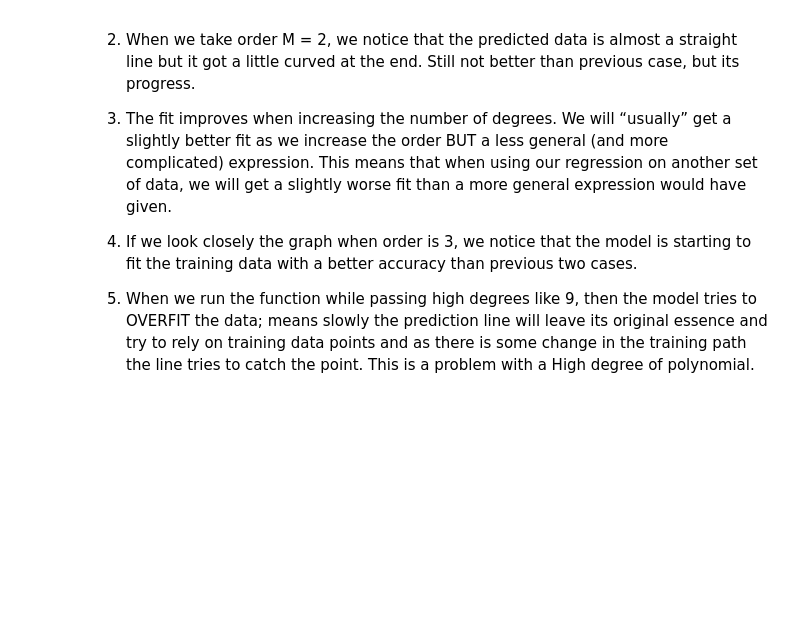
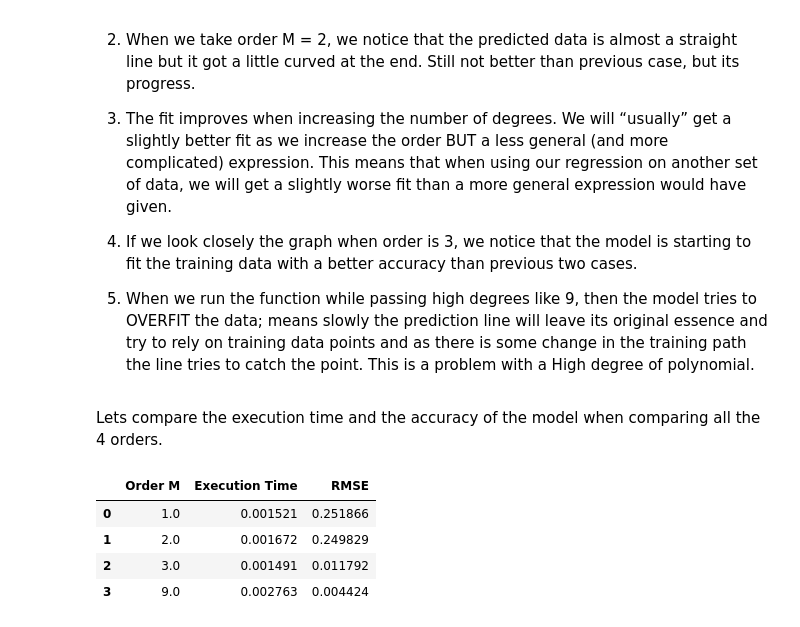
Before and after one commit to Rohanjos97/machine-learning-assignments, a Jupyter notebook: Assignment1.ipynb, the cells around one changed output. Drawn from its saved outputs; the diff is of its cells as text; code cells hidden in the pictures; blank space fills up the shorter version.

```diff
--- a/Assignment1.ipynb
+++ b/Assignment1.ipynb
@@ -487,3 +487,17 @@ While plotting the graphs against train(y1, y2... yn) and predicted(y'1, y'2...
 4. If we look closely the graph when order is 3, we notice that the model is starting to fit the training data with a better accuracy than previous two cases.
 
 5. When we run the function while passing high degrees like 9, then the model tries to OVERFIT the data; means slowly the prediction line will leave its original essence and try to rely on training data points and as there is some change in the training path the line tries to catch the point. This is a problem with a High degree of polynomial.
+# %% [markdown]
+Lets compare the execution time and the accuracy of the model when comparing all the 4 orders.
+# %%
+order_M = [1, 2, 3, 9]
+exec_time = [exec_time_m1, exec_time_m2, exec_time_m3, exec_time_m9]
+rmse = [rmse_1, rmse_2, rmse_3, rmse_9]
+statistical_plot = pd.DataFrame([order_M, exec_time, rmse], index=['Order M', 'Execution Time', 'RMSE']).T
+statistical_plot
+# %% [output]
+|  | Order M | Execution Time | RMSE |
+| 0 | 1.0 | 0.001521 | 0.251866 |
+| 1 | 2.0 | 0.001672 | 0.249829 |
+| 2 | 3.0 | 0.001491 | 0.011792 |
+| 3 | 9.0 | 0.002763 | 0.004424 |
```
Also changed, not shown: parts of 5 cells of this notebook.
